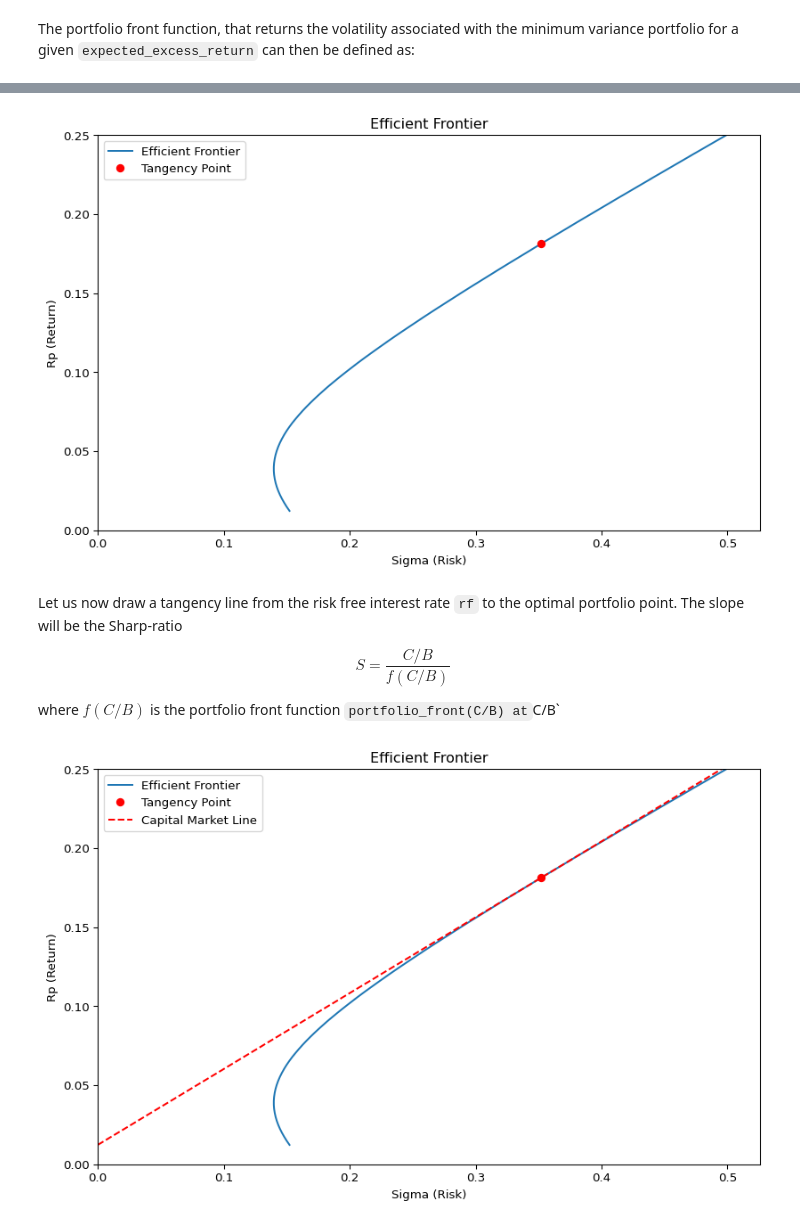
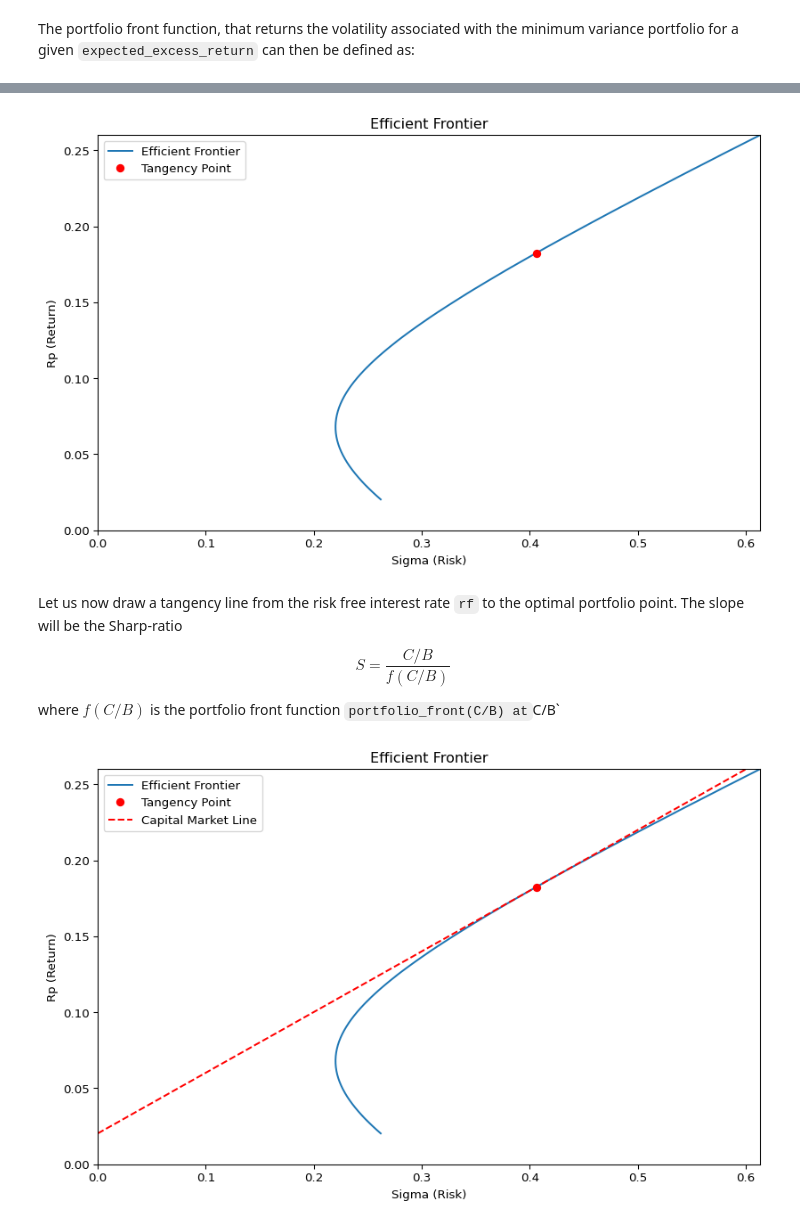
Before and after one commit to uit-sok-3011-h24/uit-sok-3011-h24.github.io, a Jupyter notebook: finans/3-lecture_optport.ipynb, the cells around one changed output, grey strips where cells are left out. Drawn from its saved outputs; the diff is of its cells as text; code cells hidden in the pictures.

```diff
--- a/finans/3-lecture_optport.ipynb
+++ b/finans/3-lecture_optport.ipynb
@@ -544,3 +560,14 @@ Reduced the number of dimensions from131 to 64
+# %%
+# Converting X to a numpy array:
+X = np.array(X)
+
+# Calculating the covariance
+cov_matrix = np.cov(X, rowvar=False)
+
+# Calculating the means vector, and reshaping it to a
+# column vector.
+
+means = np.mean(X, axis=0).reshape((X.shape[1],1))
 # %% [markdown]
 ## Plotting the portfolio front
 
@@ -579,10 +606,12 @@ A = np.dot(ones.T,
     np.dot(np.linalg.inv(cov_matrix), ones))[0][0]
 
 B = np.dot(ones.T,
-    np.dot(np.linalg.inv(cov_matrix), (means-rf)))[0][0]
+      np.dot(np.linalg.inv(cov_matrix),
+      (means-rf)))[0][0]
 
 C = np.dot((means.T-rf),
-    np.dot(np.linalg.inv(cov_matrix), (means-rf)))[0][0]
+      np.dot(np.linalg.inv(cov_matrix),
+      (means-rf)))[0][0]
 # %% [markdown]
 The portfolio front function, that returns the volatility associated
 with the minimum variance portfolio for a given `expected_excess_return`
@@ -600,19 +637,19 @@ Let us plot this
 from matplotlib import pyplot as plt
 #Creating plot
 fig, ax = plt.subplots(figsize=(10, 6))
-
-MAX_AXIS = 0.25
+plot_scale = 52
+MAX_AXIS = 0.005
 #applying the function
-rp_values = np.linspace(0, MAX_AXIS, 100)
+rp_values = np.linspace(0, MAX_AXIS-rf, 100)
 sigma_values = portfolio_front(rp_values)
 
-#plotting
-ax.plot(sigma_values, rp_values+rf,
+#plotting, after annualizing the weekly data
+ax.plot(plot_scale**0.5*(sigma_values), plot_scale*(rp_values+rf),
             label='Efficient Frontier')
 
 #plot settings:
-ax.set_xlim([0, np.max(sigma_values)])
-ax.set_ylim([0, np.max(rp_values)])
+ax.set_xlim([0, np.max(sigma_values*plot_scale**0.5)])
+ax.set_ylim([0, (np.max(rp_values)+rf)*plot_scale])
 ax.set_xlabel('Sigma (Risk)')
 ax.set_ylabel('Rp (Return)')
 ax.set_title('Efficient Frontier')
@@ -651,16 +695,18 @@ $$
 
 Let us add that to the plot
 # %%
-# Calculate the tangency point of the normalized
+# Calculating the tangency point of the normalized
 # optimal portfolio
 tangency_sigma =  portfolio_front(C/B)
 
-#And plotting it
-ax.plot(tangency_sigma, C/B + rf, 'ro',label='Tangency Point')
+#plotting it, after annualizing the weekly data
+ax.plot(plot_scale**0.5*tangency_sigma,
+          plot_scale*(C/B + rf),
+          'ro',label='Tangency Point')
 ax.legend()
 fig
 # %% [output]
-[figure, old version]
+[figure, new version]
 # %% [markdown]
 Let us now draw a tangency line from the risk free interest rate `rf` to
 the optimal portfolio point. The slope will be the Sharp-ratio
@@ -672,17 +718,19 @@ $$
 where $f(C/B)$ is the portfolio front function
 `portfolio_front(C/B) at`C/B\`
 # %%
-# Plotting the portfolio front
 sigma_range = np.linspace(0, np.max(sigma_values), 100)
-ax.plot(sigma_range, rf
-        + sigma_range*(C/B)/tangency_sigma,
+
+# Plotting the portfolio front, after annualizing the
+# weekly data
+ax.plot(plot_scale**0.5*sigma_range, plot_scale*(rf
+        + sigma_range*(C/B)/tangency_sigma),
         color='r', linestyle='--',
         label='Capital Market Line')
 
 ax.legend()
 fig
 # %% [output]
-[figure, old version]
+[figure, new version]
 # %% [markdown]
 ***Coding Challenges:***
 
```
Also changed, not shown: parts of 29 cells of this notebook, 2 other files.
